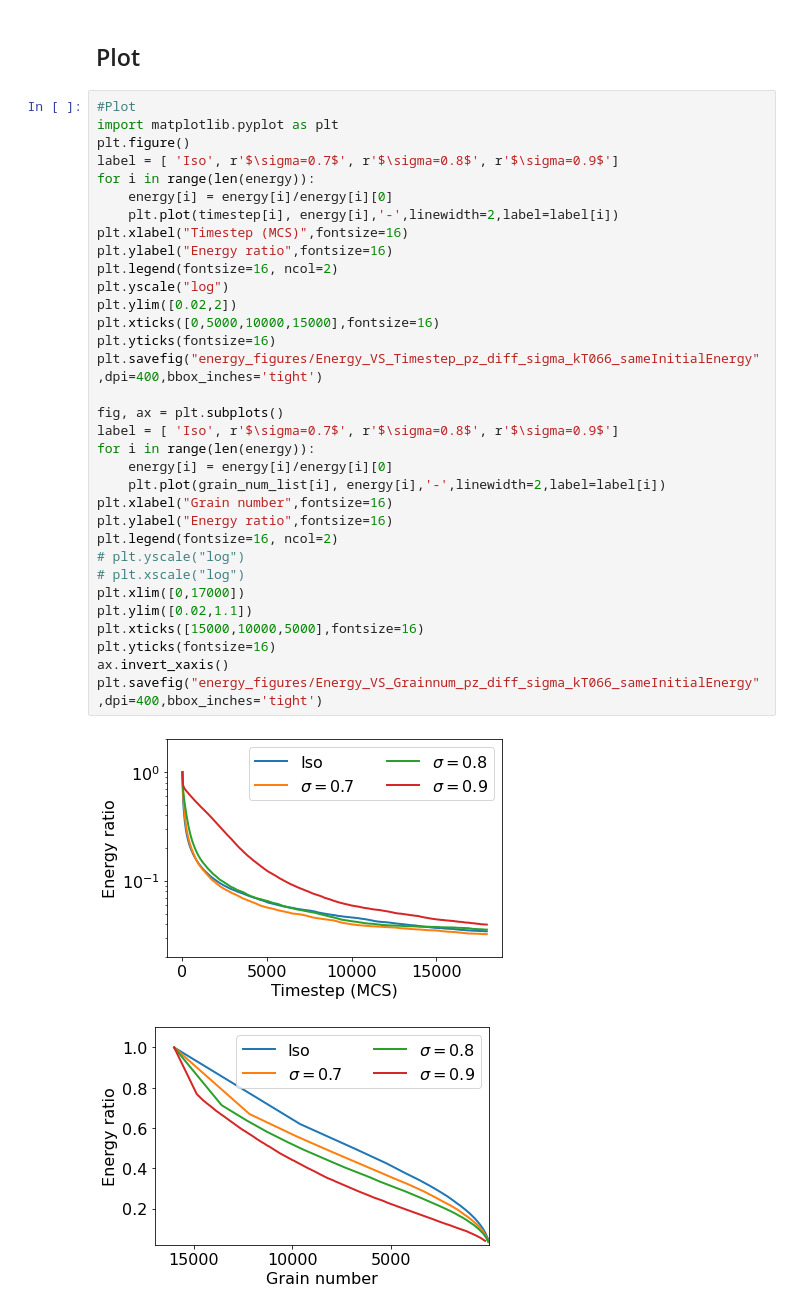
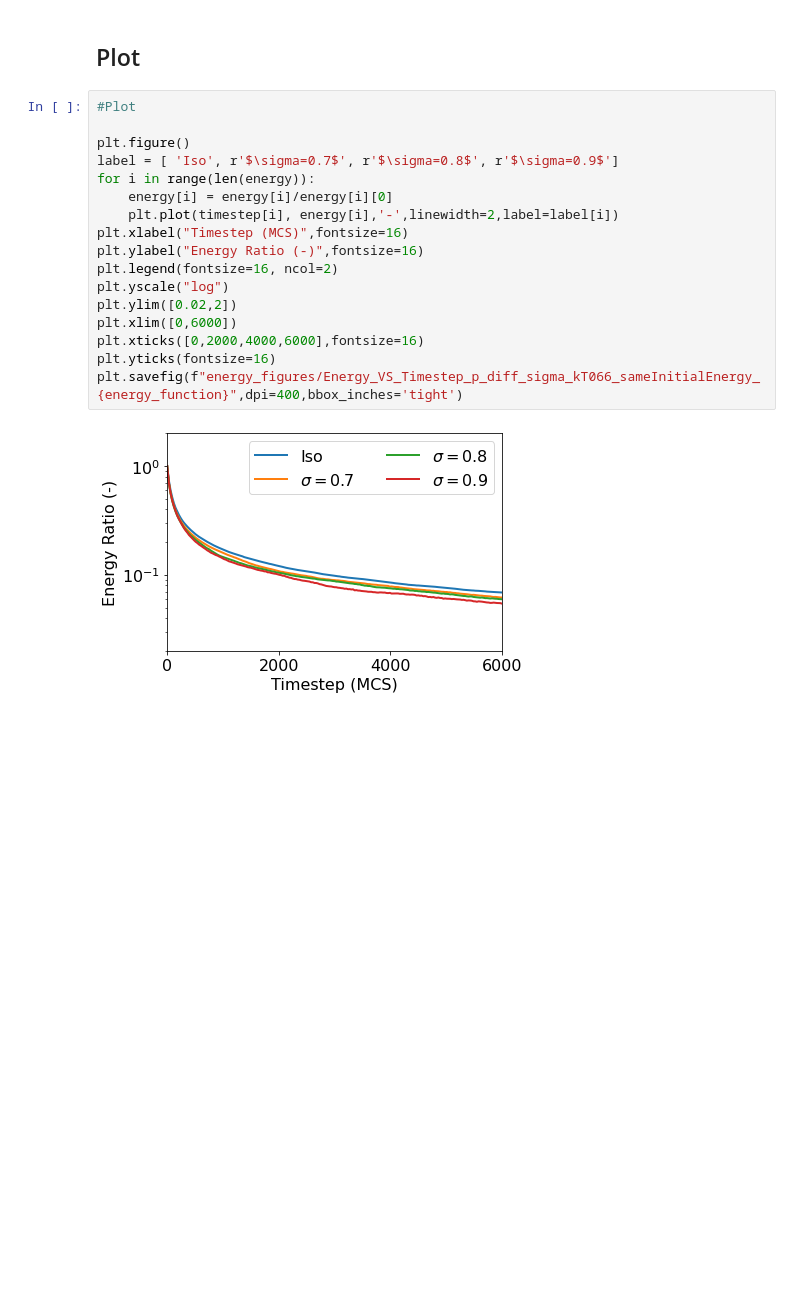
Before and after one commit to Linwitness/VECTOR, a Jupyter notebook: examples/plot_GG_property/plot_energy_time_for_poly20k_consMin1_hipergator.ipynb, the cells around one changed output. Saved outputs shown, nothing was run; the diff lists cells and outputs as text; blank space fills up the shorter version.

```diff
--- a/examples/plot_GG_property/plot_energy_time_for_poly20k_consMin1_hipergator.ipynb
+++ b/examples/plot_GG_property/plot_energy_time_for_poly20k_consMin1_hipergator.ipynb
@@ -107,37 +110,20 @@ READING DATA DONE
 ## Plot
 # %%
 #Plot
-import matplotlib.pyplot as plt
+
 plt.figure()
 label = [ 'Iso', r'$\sigma=0.7$', r'$\sigma=0.8$', r'$\sigma=0.9$']
 for i in range(len(energy)):
     energy[i] = energy[i]/energy[i][0]
     plt.plot(timestep[i], energy[i],'-',linewidth=2,label=label[i])
 plt.xlabel("Timestep (MCS)",fontsize=16)
-plt.ylabel("Energy ratio",fontsize=16)
+plt.ylabel("Energy Ratio (-)",fontsize=16)
 plt.legend(fontsize=16, ncol=2)
 plt.yscale("log")
 plt.ylim([0.02,2])
-plt.xticks([0,5000,10000,15000],fontsize=16)
+plt.xlim([0,6000])
+plt.xticks([0,2000,4000,6000],fontsize=16)
 plt.yticks(fontsize=16)
-plt.savefig("energy_figures/Energy_VS_Timestep_pz_diff_sigma_kT066_sameInitialEnergy",dpi=400,bbox_inches='tight')
-
-fig, ax = plt.subplots()
-label = [ 'Iso', r'$\sigma=0.7$', r'$\sigma=0.8$', r'$\sigma=0.9$']
-for i in range(len(energy)):
-    energy[i] = energy[i]/energy[i][0]
-    plt.plot(grain_num_list[i], energy[i],'-',linewidth=2,label=label[i])
-plt.xlabel("Grain number",fontsize=16)
-plt.ylabel("Energy ratio",fontsize=16)
-plt.legend(fontsize=16, ncol=2)
-# plt.yscale("log")
-# plt.xscale("log")
-plt.xlim([0,17000])
-plt.ylim([0.02,1.1])
-plt.xticks([15000,10000,5000],fontsize=16)
-plt.yticks(fontsize=16)
-ax.invert_xaxis()
-plt.savefig("energy_figures/Energy_VS_Grainnum_pz_diff_sigma_kT066_sameInitialEnergy",dpi=400,bbox_inches='tight')
+plt.savefig(f"energy_figures/Energy_VS_Timestep_p_diff_sigma_kT066_sameInitialEnergy_{energy_function}",dpi=400,bbox_inches='tight')
 # %% [output]
-[figure, old version]
+[figure, new version]
-[figure, removed]
```
Also changed, not shown: parts of 2 cells of this notebook, 50 other files.
